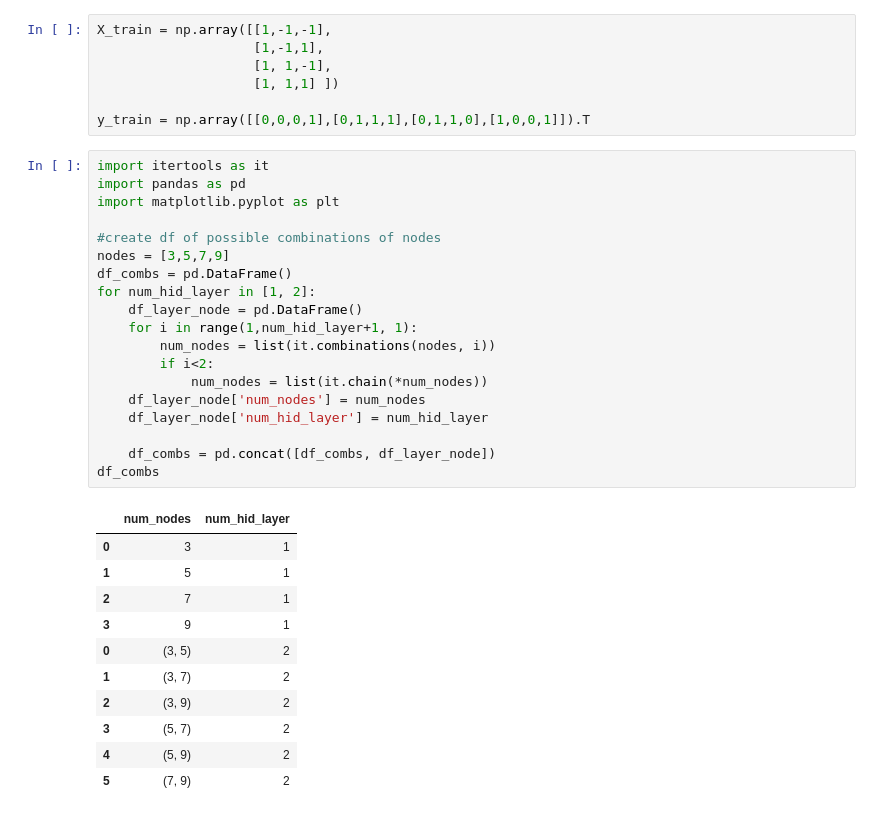
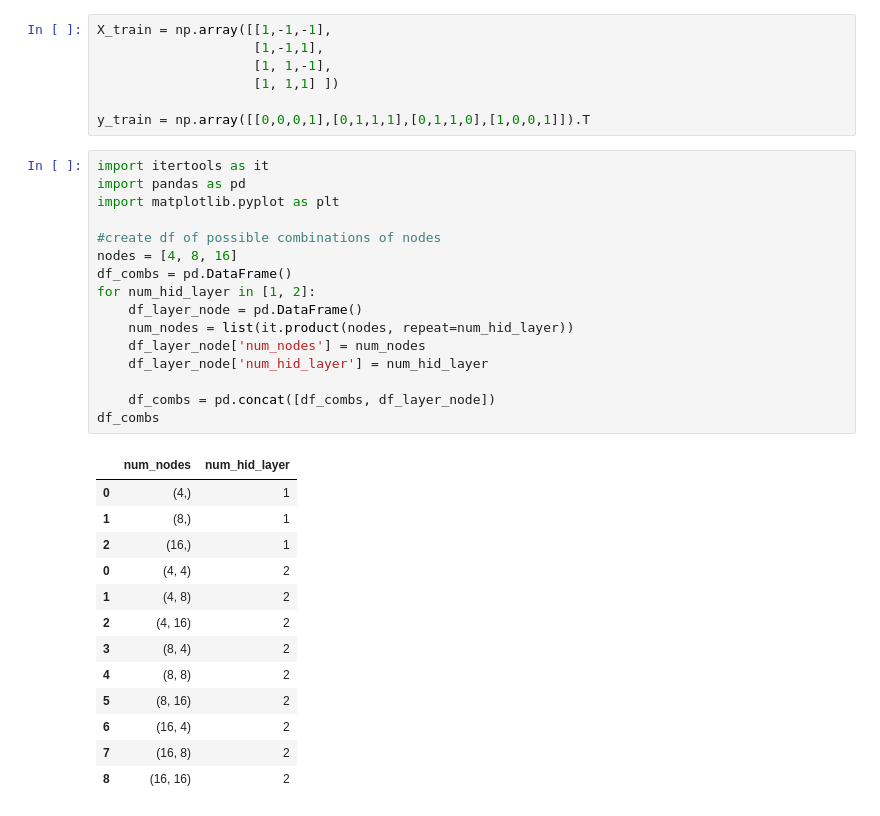
Before and after one commit to phdinds-aim/neural_net_class, a Jupyter notebook: neural_net_class.ipynb, the cells around one changed output. Saved outputs shown, nothing was run; the diff lists cells and outputs as text.

```diff
--- a/neural_net_class.ipynb
+++ b/neural_net_class.ipynb
@@ -235,34 +235,33 @@ y_train = np.array([[0,0,0,1],[0,1,1,1],[0,1,1,0],[1,0,0,1]]).T
 # %%
 import itertools as it
 import pandas as pd
 import matplotlib.pyplot as plt
 
 #create df of possible combinations of nodes
-nodes = [3,5,7,9]
+nodes = [4, 8, 16]
 df_combs = pd.DataFrame()
 for num_hid_layer in [1, 2]:
     df_layer_node = pd.DataFrame()
-    for i in range(1,num_hid_layer+1, 1):
-        num_nodes = list(it.combinations(nodes, i))
-        if i<2:
-            num_nodes = list(it.chain(*num_nodes))
+    num_nodes = list(it.product(nodes, repeat=num_hid_layer))
     df_layer_node['num_nodes'] = num_nodes
     df_layer_node['num_hid_layer'] = num_hid_layer
 
     df_combs = pd.concat([df_combs, df_layer_node])
 df_combs
 # %% [output]
 |  | num_nodes | num_hid_layer |
-| 0 | 3 | 1 |
-| 1 | 5 | 1 |
-| 2 | 7 | 1 |
-| 3 | 9 | 1 |
-| 0 | (3, 5) | 2 |
-| 1 | (3, 7) | 2 |
-| 2 | (3, 9) | 2 |
-| 3 | (5, 7) | 2 |
-| 4 | (5, 9) | 2 |
-| 5 | (7, 9) | 2 |
+| 0 | (4,) | 1 |
+| 1 | (8,) | 1 |
+| 2 | (16,) | 1 |
+| 0 | (4, 4) | 2 |
+| 1 | (4, 8) | 2 |
+| 2 | (4, 16) | 2 |
+| 3 | (8, 4) | 2 |
+| 4 | (8, 8) | 2 |
+| 5 | (8, 16) | 2 |
+| 6 | (16, 4) | 2 |
+| 7 | (16, 8) | 2 |
+| 8 | (16, 16) | 2 |
 # %%
 #iterate over df to feed in NN
 
```
Also changed, not shown: parts of 6 cells of this notebook.
